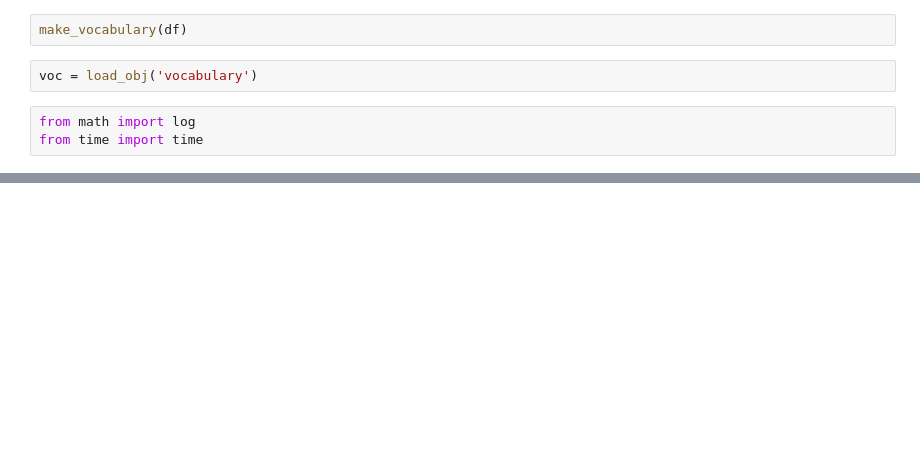
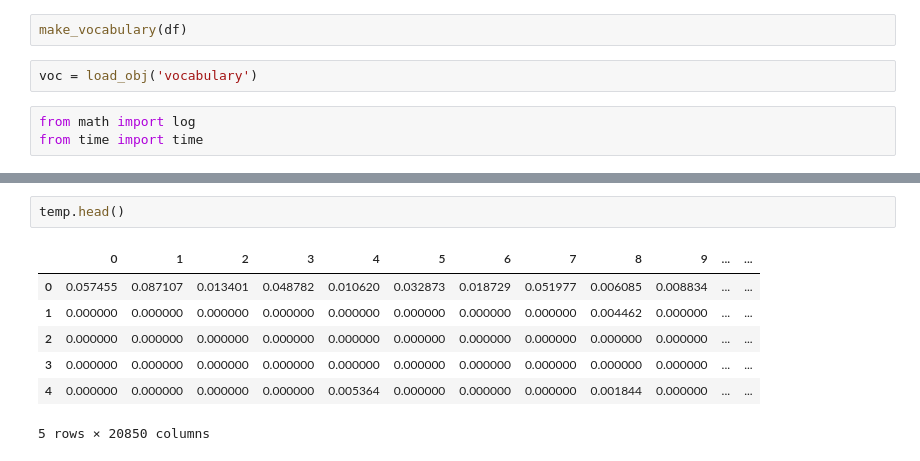
Before and after one commit to cerniello/Web-Scraping-Clustering-Real-Estate-Data, a Jupyter notebook: Vocabulary_TFIDF.ipynb, the cells around one changed output, grey strips where cells are left out. Drawn from its saved outputs; the diff is of its cells as text; blank space fills up the shorter version.

```diff
--- a/Vocabulary_TFIDF.ipynb
+++ b/Vocabulary_TFIDF.ipynb
@@ -269,0 +198,10 @@ tfidf_dataframe = pd.DataFrame(TFIDF_matrix)
+# %%
+temp.head()
+# %% [output]
+|  | 0 | 1 | 2 | 3 | 4 | 5 | 6 | 7 | 8 | 9 | ... | ... |
+| 0 | 0.057455 | 0.087107 | 0.013401 | 0.048782 | 0.010620 | 0.032873 | 0.018729 | 0.051977 | 0.006085 | 0.008834 | ... | ... |
+| 1 | 0.000000 | 0.000000 | 0.000000 | 0.000000 | 0.000000 | 0.000000 | 0.000000 | 0.000000 | 0.004462 | 0.000000 | ... | ... |
+| 2 | 0.000000 | 0.000000 | 0.000000 | 0.000000 | 0.000000 | 0.000000 | 0.000000 | 0.000000 | 0.000000 | 0.000000 | ... | ... |
+| 3 | 0.000000 | 0.000000 | 0.000000 | 0.000000 | 0.000000 | 0.000000 | 0.000000 | 0.000000 | 0.000000 | 0.000000 | ... | ... |
+| 4 | 0.000000 | 0.000000 | 0.000000 | 0.000000 | 0.005364 | 0.000000 | 0.000000 | 0.000000 | 0.001844 | 0.000000 | ... | ... |
+5 rows × 20850 columns
```
Also changed, not shown: parts of 43 cells of this notebook, 1 other file.
